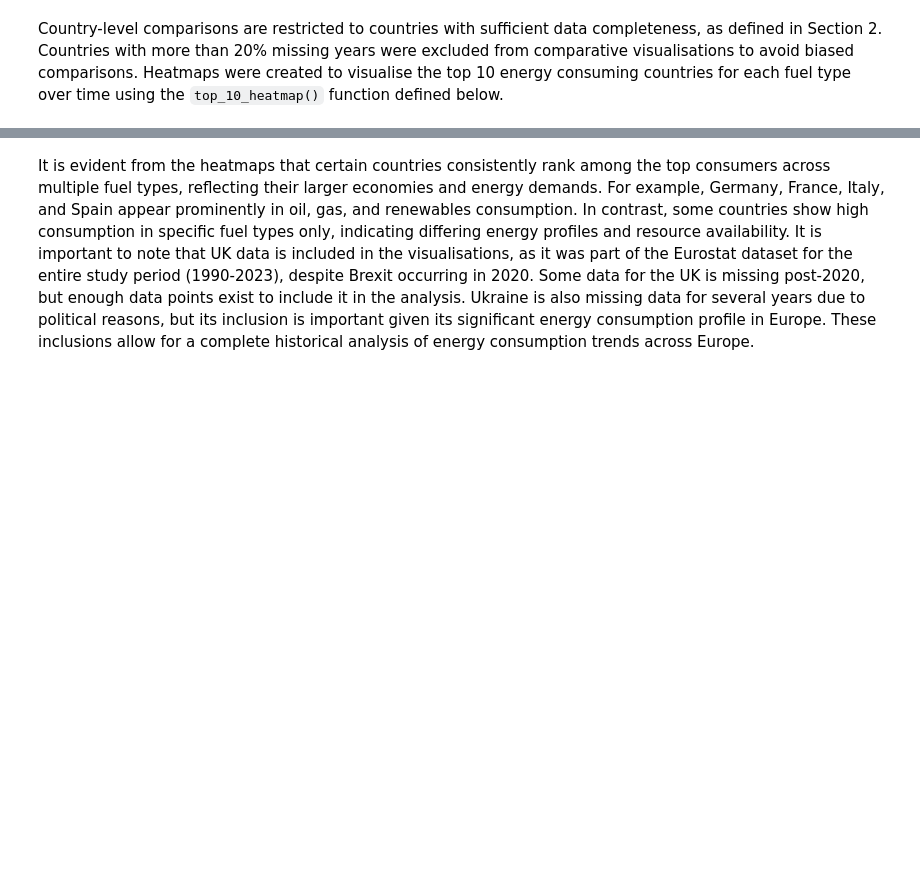
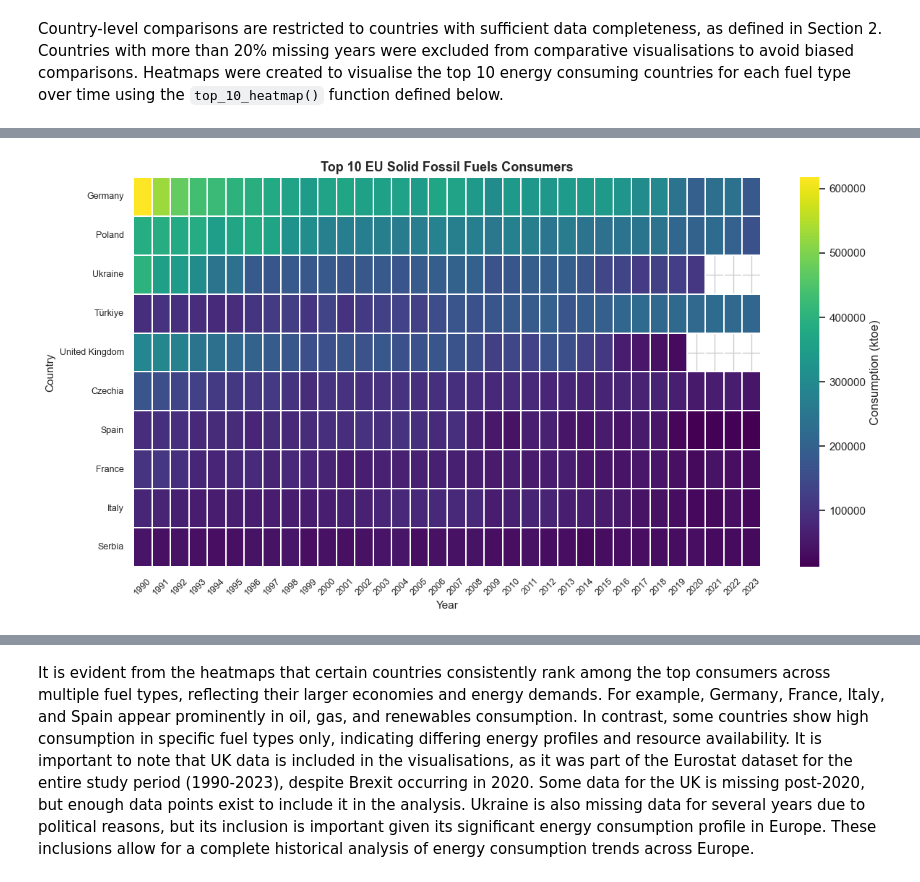
Before and after one commit to AnnaLozenko/PFDA_Project, a Jupyter notebook: eu_energy_sources_analysis.ipynb, the cells around one changed output, grey strips where cells are left out. Cells and saved outputs as stored; diff of their text form; code cells hidden in the pictures; blank space fills up the shorter version.

```diff
--- a/eu_energy_sources_analysis.ipynb
+++ b/eu_energy_sources_analysis.ipynb
@@ -715,0 +704,4 @@ plt.show()
+# %%
+top_10_heatmap(solid_fossil_pivot, "Solid Fossil Fuels")
+# %% [output]
+[figure, added]
```
Also changed, not shown: parts of 6 cells of this notebook.
